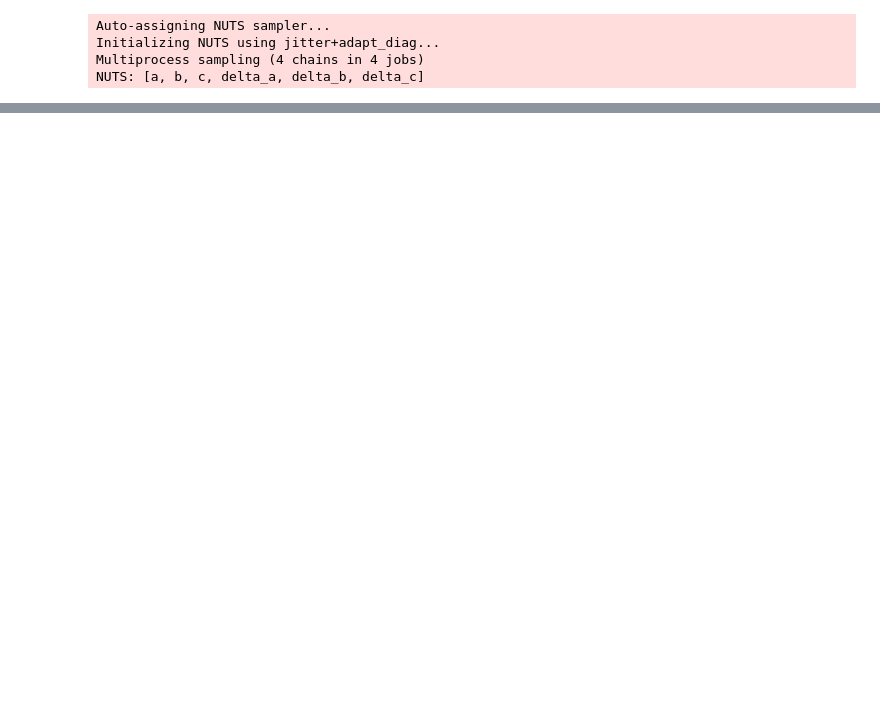
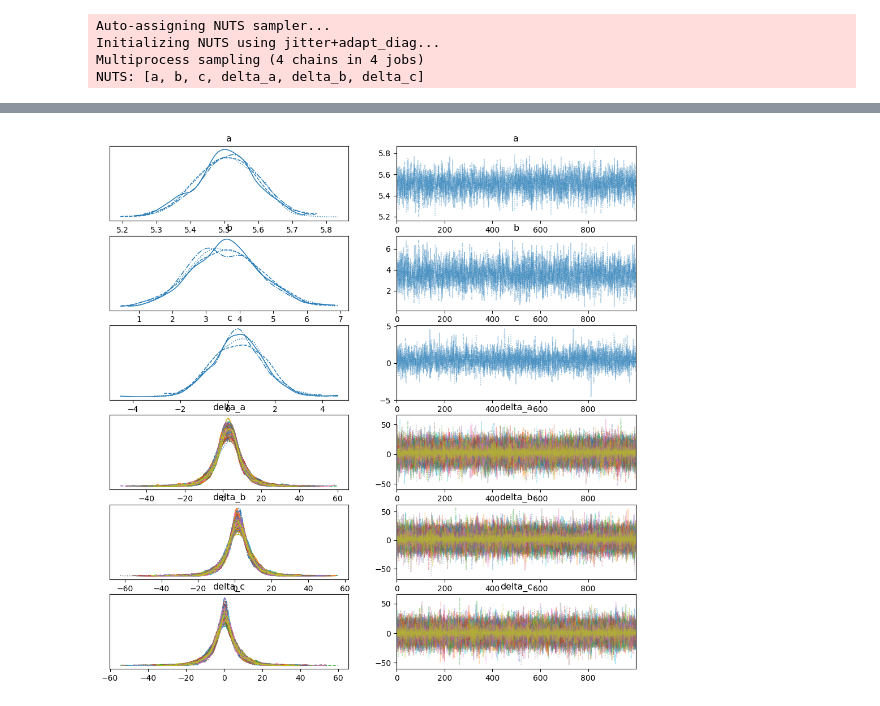
Before and after one commit to mynamesnoname/a3net_2024, a Jupyter notebook: Lecture_Day1_Uemura/appendix/02_3_Total_variation_minimization.ipynb, the cells around one changed output, grey strips where cells are left out. Saved outputs shown, nothing was run; the diff lists cells and outputs as text; code cells hidden in the pictures; blank space fills up the shorter version.

```diff
--- a/Lecture_Day1_Uemura/appendix/02_3_Total_variation_minimization.ipynb
+++ b/Lecture_Day1_Uemura/appendix/02_3_Total_variation_minimization.ipynb
@@ -41,7 +44,7 @@ with pm.Model() as model_tv:
         pm.Potential(f'c_tv_{i}', pm.logp(pm.Laplace.dist(mu=c, b=1/lambda_tv), delta_c[i-1]))
 
     # 采样
-    trace_tv = pm.sample(1000, tune=1000, return_inferencedata=False)
+    trace_tv = pm.sample(1000, tune=1000, return_inferencedata=True)
 
 # 绘制追踪图
 pm.plot_trace(trace_tv)
@@ -55,3 +60,4 @@ NUTS: [a, b, c, delta_a, delta_b, delta_c]
+[figure, added]
 # %%
 X_test = np.linspace(np.floor(X.min()), np.ceil(X.max()), 100)
 
```
Also changed, not shown: parts of 5 cells of this notebook, 1 other file.
